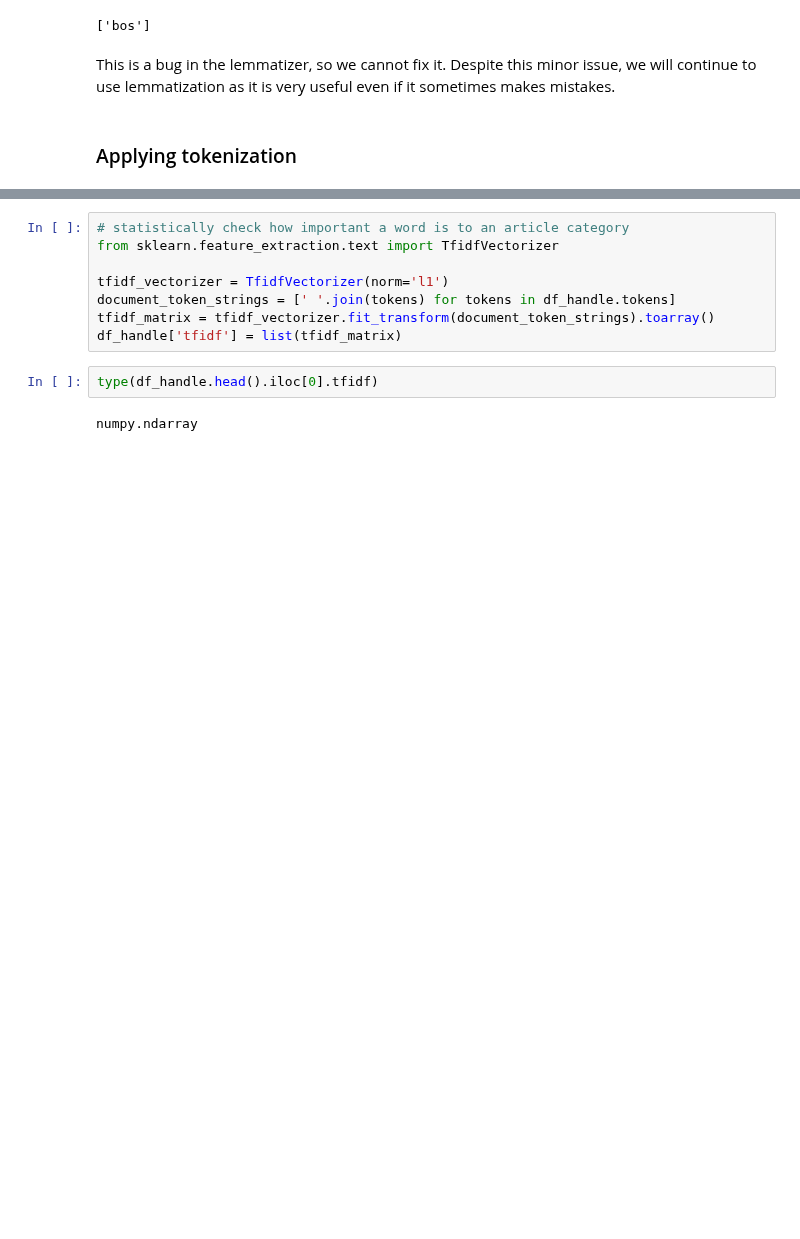
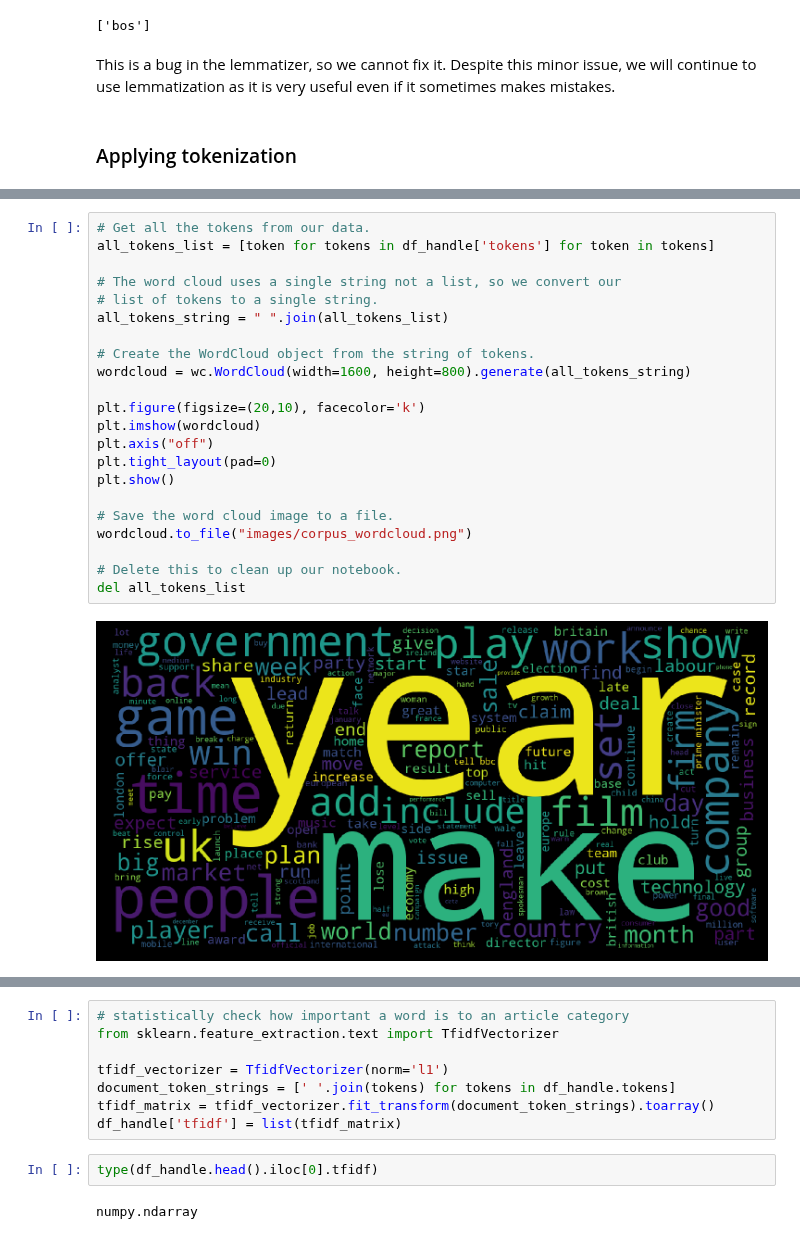
Before and after one commit to cathal-weakliam/text-analytics-hw-2, a Jupyter notebook: HW2.ipynb, the cells around one changed output, grey strips where cells are left out. Drawn from its saved outputs; the diff is of its cells as text; blank space fills up the shorter version.

```diff
--- a/HW2.ipynb
+++ b/HW2.ipynb
@@ -129,0 +154,24 @@ df_handle.head()
+# %%
+# Get all the tokens from our data.
+all_tokens_list = [token for tokens in df_handle['tokens'] for token in tokens]
+
+# The word cloud uses a single string not a list, so we convert our
+# list of tokens to a single string.
+all_tokens_string = " ".join(all_tokens_list)
+
+# Create the WordCloud object from the string of tokens.
+wordcloud = wc.WordCloud(width=1600, height=800).generate(all_tokens_string)
+
+plt.figure(figsize=(20,10), facecolor='k')
+plt.imshow(wordcloud)
+plt.axis("off")
+plt.tight_layout(pad=0)
+plt.show()
+
+# Save the word cloud image to a file.
+wordcloud.to_file("images/corpus_wordcloud.png")
+
+# Delete this to clean up our notebook.
+del all_tokens_list
+# %% [output]
+[figure, added]
```
Also changed, not shown: parts of 83 cells of this notebook.
